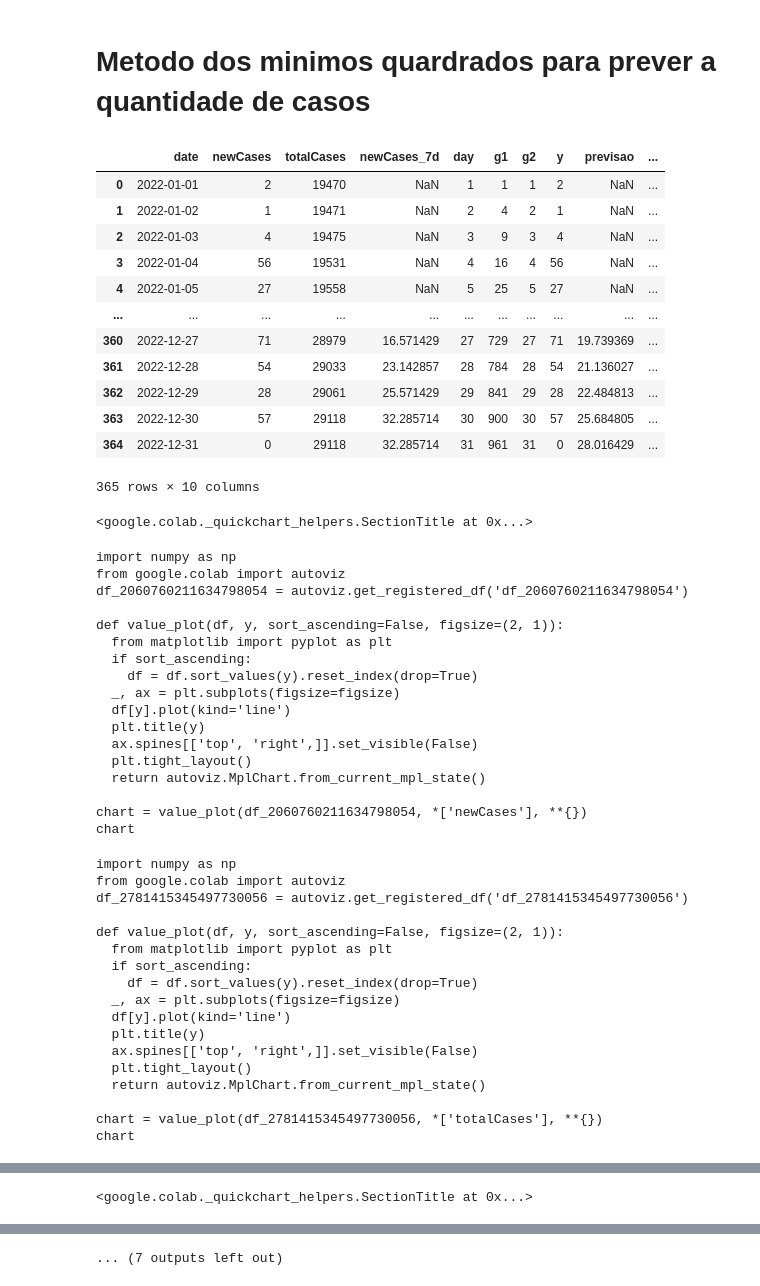
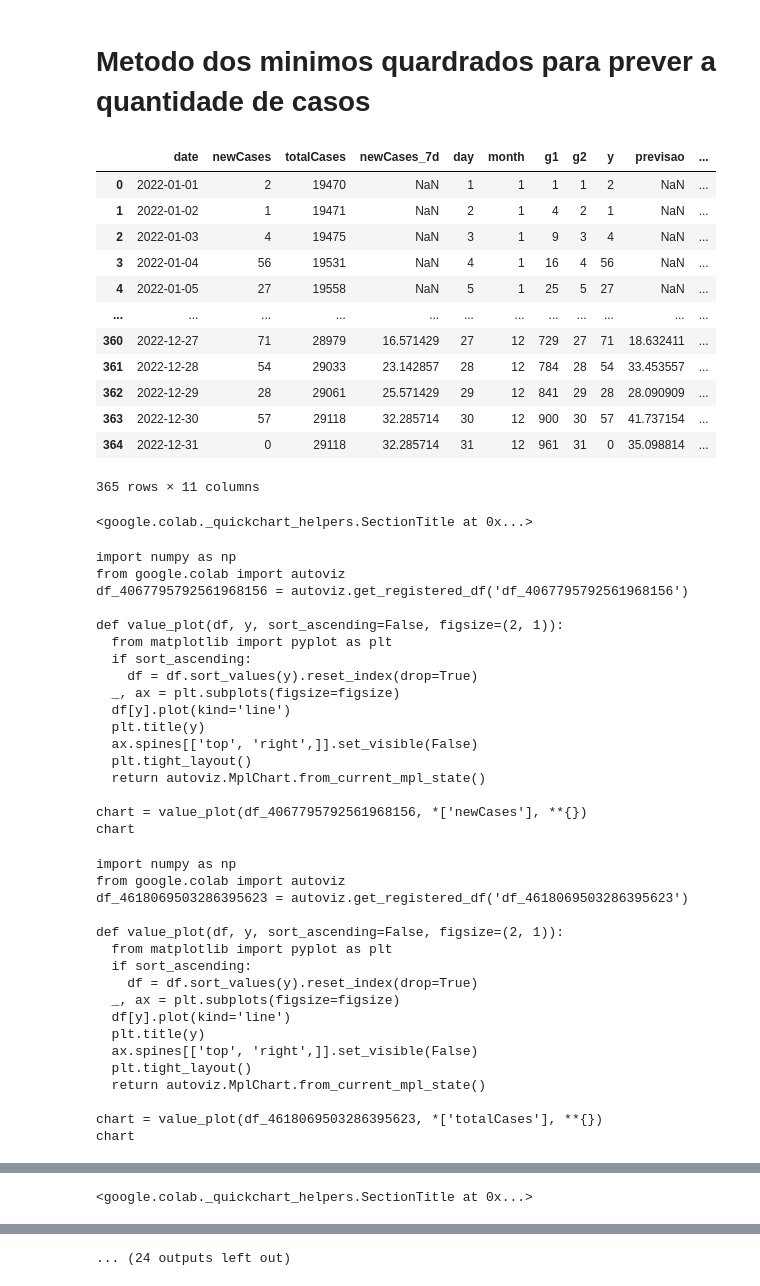
Before and after one commit to aureliodeboa/Calculo-Numerico, a Jupyter notebook: Numerico.ipynb, the cells around one changed output, grey strips where cells are left out. Saved outputs shown, nothing was run; the diff lists cells and outputs as text; code cells hidden in the pictures.

```diff
--- a/Numerico.ipynb
+++ b/Numerico.ipynb
@@ -91,6 +91,7 @@ import numpy as np
 
 
 _df['day'] =_df['date'].dt.day
+_df['month'] =_df['date'].dt.month
 _df['g1'] = _df['date'].dt.day * _df['date'].dt.day
 _df['g2'] = _df['date'].dt.day
 _df['y'] =   _df['newCases']
@@ -115,7 +116,7 @@ for i in _df.itertuples():
  yg3+=  i.y*g3[1]
 
  # quando passar dos 21 dias, ira calcular o dia 21
- if(i.day > 21):
+ if(i.day > 21 or i.month > 1):
 
   A= np.array([[g1g1, g1g2,g1g3],[g1g2,g2g2,g2g3],[g1g3,g2g3,g3g3]])
   b= np.array([[yg1],[yg2],[yg3]])
@@ -123,50 +124,50 @@ for i in _df.itertuples():
   funcEstimativa = np.linalg.solve(A,b) #resolve o sistema linear
   previsao = (i.day**2)*(funcEstimativa[0]) + i.day*(funcEstimativa[1])+ (funcEstimativa[2]) #calcula apartir da função o valor estimado 'a previsão'
   if(i.newCases):
     erro_relativo = abs((previsao - i.newCases)/i.newCases)
   else:
    erro_relativo= abs((previsao - i.newCases)/previsao)
    #divisao por zero tratarr a if condition else b
 
   #tira dos aculadores o valor de 21 dias atras, para que assim a função seja baseada somente nos 21 dias anteriores
   g1g1 -= _df.loc[i.Index-21].g1 * _df.loc[i.Index-21].g1
   g1g2 -= _df.loc[i.Index-21].g1 * _df.loc[i.Index-21].g2
   g1g3 -= _df.loc[i.Index-21].g1
   g2g2 -= _df.loc[i.Index-21].g2 * _df.loc[i.Index-21].g2
   g2g3 -= _df.loc[i.Index-21].g2
   g3g3 -= 1
   yg1 -= _df.loc[i.Index-21].g1 * _df.loc[i.Index-21].y
   yg2 -=  _df.loc[i.Index-21].g2 * _df.loc[i.Index-21].y
   yg3 -= _df.loc[i.Index-21].y
 
 
   _df.iloc[[i.Index],-2]= float(previsao)
   _df.iloc[[i.Index],-1]= float(erro_relativo)
   #new_row = {'date': i.date, 'newCases': i.newCases , 'newCases_7d': i.newCases_7d, 'day': i.day, 'previsao': previsao, 'erro_relativo': 0}
   #_df.append(new_row,ignore_index=True)
   #_df.loc[i.Index].erro_relativo= ((previsao - _df.loc[i.Index].newCases)/ _df.loc[i.Index].newCases)
   #_df.loc[i.Index]['previsao'] = float(previsao)
 
 
 _df
 # %% [output]
-|  | date | newCases | totalCases | newCases_7d | day | g1 | g2 | y | previsao | ... |
-| 0 | 2022-01-01 | 2 | 19470 | NaN | 1 | 1 | 1 | 2 | NaN | ... |
-| 1 | 2022-01-02 | 1 | 19471 | NaN | 2 | 4 | 2 | 1 | NaN | ... |
-| 2 | 2022-01-03 | 4 | 19475 | NaN | 3 | 9 | 3 | 4 | NaN | ... |
-| 3 | 2022-01-04 | 56 | 19531 | NaN | 4 | 16 | 4 | 56 | NaN | ... |
-| 4 | 2022-01-05 | 27 | 19558 | NaN | 5 | 25 | 5 | 27 | NaN | ... |
-| ... | ... | ... | ... | ... | ... | ... | ... | ... | ... | ... |
-| 360 | 2022-12-27 | 71 | 28979 | 16.571429 | 27 | 729 | 27 | 71 | 19.739369 | ... |
-| 361 | 2022-12-28 | 54 | 29033 | 23.142857 | 28 | 784 | 28 | 54 | 21.136027 | ... |
-| 362 | 2022-12-29 | 28 | 29061 | 25.571429 | 29 | 841 | 29 | 28 | 22.484813 | ... |
-| 363 | 2022-12-30 | 57 | 29118 | 32.285714 | 30 | 900 | 30 | 57 | 25.684805 | ... |
-| 364 | 2022-12-31 | 0 | 29118 | 32.285714 | 31 | 961 | 31 | 0 | 28.016429 | ... |
+|  | date | newCases | totalCases | newCases_7d | day | month | g1 | g2 | y | previsao | ... |
+| 0 | 2022-01-01 | 2 | 19470 | NaN | 1 | 1 | 1 | 1 | 2 | NaN | ... |
+| 1 | 2022-01-02 | 1 | 19471 | NaN | 2 | 1 | 4 | 2 | 1 | NaN | ... |
+| 2 | 2022-01-03 | 4 | 19475 | NaN | 3 | 1 | 9 | 3 | 4 | NaN | ... |
+| 3 | 2022-01-04 | 56 | 19531 | NaN | 4 | 1 | 16 | 4 | 56 | NaN | ... |
+| 4 | 2022-01-05 | 27 | 19558 | NaN | 5 | 1 | 25 | 5 | 27 | NaN | ... |
+| ... | ... | ... | ... | ... | ... | ... | ... | ... | ... | ... | ... |
+| 360 | 2022-12-27 | 71 | 28979 | 16.571429 | 27 | 12 | 729 | 27 | 71 | 18.632411 | ... |
+| 361 | 2022-12-28 | 54 | 29033 | 23.142857 | 28 | 12 | 784 | 28 | 54 | 33.453557 | ... |
+| 362 | 2022-12-29 | 28 | 29061 | 25.571429 | 29 | 12 | 841 | 29 | 28 | 28.090909 | ... |
+| 363 | 2022-12-30 | 57 | 29118 | 32.285714 | 30 | 12 | 900 | 30 | 57 | 41.737154 | ... |
+| 364 | 2022-12-31 | 0 | 29118 | 32.285714 | 31 | 12 | 961 | 31 | 0 | 35.098814 | ... |
-365 rows × 10 columns
+365 rows × 11 columns
 <google.colab._quickchart_helpers.SectionTitle at 0x...>
 import numpy as np
 from google.colab import autoviz
-df_2060760211634798054 = autoviz.get_registered_df('df_2060760211634798054')
+df_4067795792561968156 = autoviz.get_registered_df('df_4067795792561968156')
 
 def value_plot(df, y, sort_ascending=False, figsize=(2, 1)):
   from matplotlib import pyplot as plt
@@ -179,11 +180,11 @@ def value_plot(df, y, sort_ascending=False, figsize=(2, 1)):
   plt.tight_layout()
   return autoviz.MplChart.from_current_mpl_state()
 
-chart = value_plot(df_2060760211634798054, *['newCases'], **{})
+chart = value_plot(df_4067795792561968156, *['newCases'], **{})
 chart
 import numpy as np
 from google.colab import autoviz
-df_2781415345497730056 = autoviz.get_registered_df('df_2781415345497730056')
+df_4618069503286395623 = autoviz.get_registered_df('df_4618069503286395623')
 
 def value_plot(df, y, sort_ascending=False, figsize=(2, 1)):
   from matplotlib import pyplot as plt
@@ -196,7 +197,7 @@ def value_plot(df, y, sort_ascending=False, figsize=(2, 1)):
   plt.tight_layout()
   return autoviz.MplChart.from_current_mpl_state()
 
-chart = value_plot(df_2781415345497730056, *['totalCases'], **{})
+chart = value_plot(df_4618069503286395623, *['totalCases'], **{})
 chart
 import numpy as np
 from google.colab import autoviz
@@ -299,2 +300,2 @@ chart = histogram(df_3156404929563473682, *['day'], **{})
 chart
-... (7 outputs left out)
+... (24 outputs left out)
```
Also changed, not shown: parts of 2 cells of this notebook.
